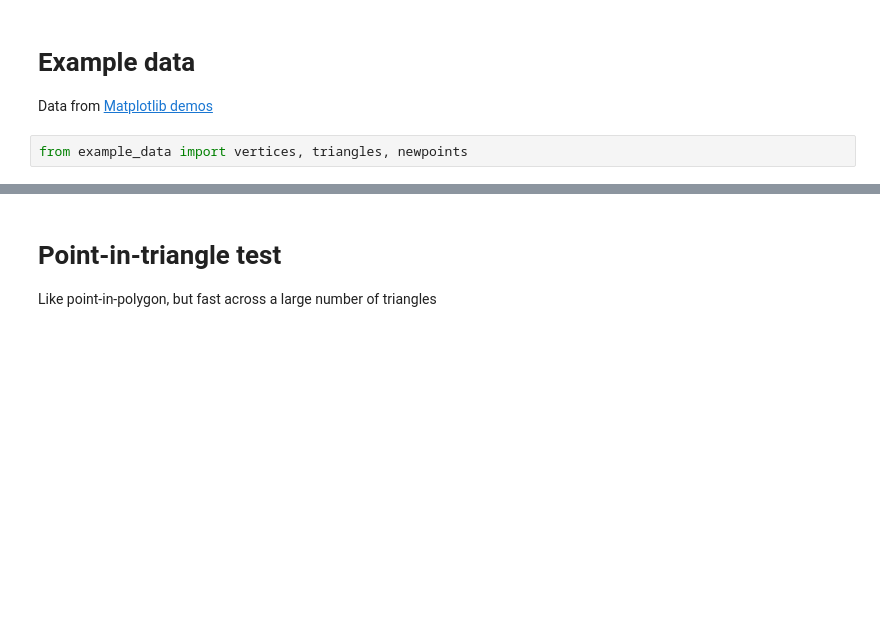
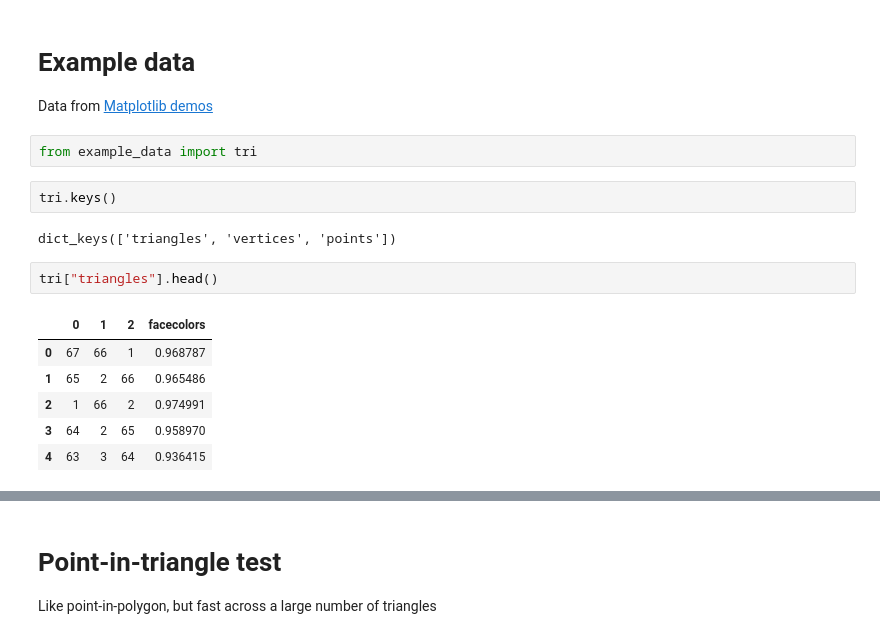
Before and after one commit to emerald-geomodelling/EmeraldTriangles, a Jupyter notebook: Example usage.ipynb, the cells around one changed output, grey strips where cells are left out. Cells and saved outputs as stored; diff of their text form; blank space fills up the shorter version.

```diff
--- a/Example usage.ipynb
+++ b/Example usage.ipynb
@@ -12,4 +12,17 @@ Populating the interactive namespace from numpy and matplotlib
 
 Data from [Matplotlib demos](https://matplotlib.org/3.1.1/gallery/images_contours_and_fields/tripcolor_demo.html#sphx-glr-gallery-images-contours-and-fields-tripcolor-demo-py)
 # %%
-from example_data import vertices, triangles, newpoints
+from example_data import tri
+# %%
+tri.keys()
+# %% [output]
+dict_keys(['triangles', 'vertices', 'points'])
+# %%
+tri["triangles"].head()
+# %% [output]
+|  | 0 | 1 | 2 | facecolors |
+| 0 | 67 | 66 | 1 | 0.968787 |
+| 1 | 65 | 2 | 66 | 0.965486 |
+| 2 | 1 | 66 | 2 | 0.974991 |
+| 3 | 64 | 2 | 65 | 0.958970 |
+| 4 | 63 | 3 | 64 | 0.936415 |
```
Also changed, not shown: parts of 17 cells of this notebook, 5 other files.
